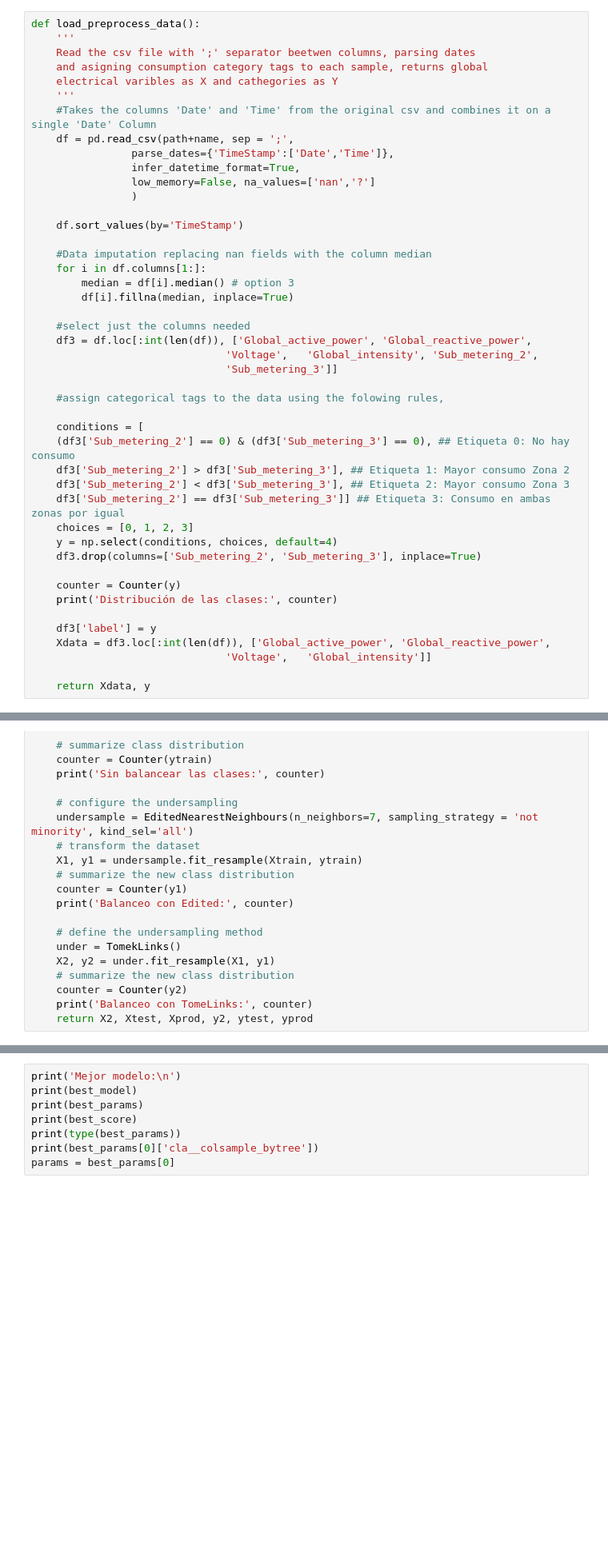
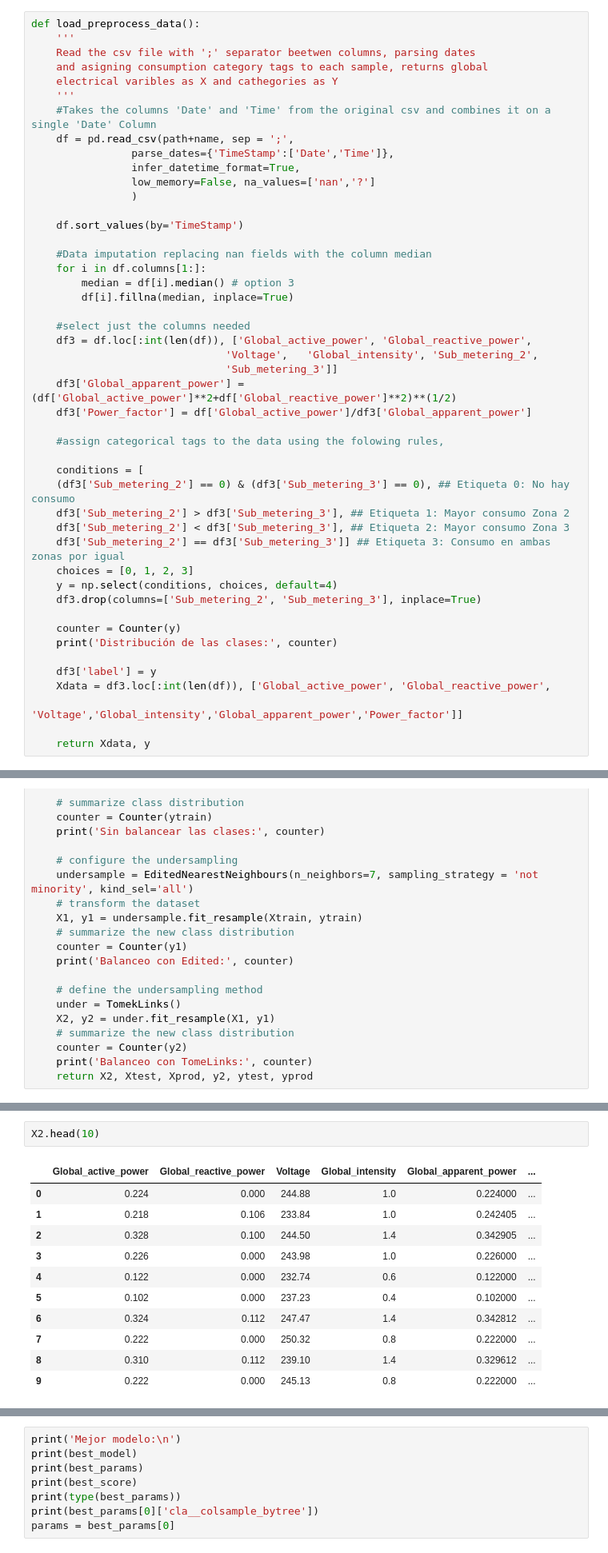
Before and after one commit to Liban87/Articulo_NILM, a Jupyter notebook: train_XGB.ipynb, the cells around one changed output, grey strips where cells are left out. Shown at 80% size. Cells and saved outputs as stored; diff of their text form; blank space fills up the shorter version.

Commit message:
Nuevas características potencia aparente y factor de potencia

```diff
--- a/train_XGB.ipynb
+++ b/train_XGB.ipynb
@@ -79,6 +79,8 @@ def load_preprocess_data():
     df3 = df.loc[:int(len(df)), ['Global_active_power', 'Global_reactive_power',
                                'Voltage',	'Global_intensity',	'Sub_metering_2',
                                'Sub_metering_3']]
+    df3['Global_apparent_power'] = (df['Global_active_power']**2+df['Global_reactive_power']**2)**(1/2)
+    df3['Power_factor'] = df['Global_active_power']/df3['Global_apparent_power']
 
     #assign categorical tags to the data using the folowing rules,
 
@@ -96,7 +98,7 @@ def load_preprocess_data():
 
     df3['label'] = y
     Xdata = df3.loc[:int(len(df)), ['Global_active_power', 'Global_reactive_power',
-                               'Voltage',	'Global_intensity']]
+                               'Voltage','Global_intensity','Global_apparent_power','Power_factor']]
 
     return Xdata, y
 # %% [markdown]
@@ -148,3 +150,17 @@ Balanceo con TomeLinks: Counter({2: 211115, 3: 69594, 0: 60129, 1: 2866})
+# %%
+X2.head(10)
+# %% [output]
+|  | Global_active_power | Global_reactive_power | Voltage | Global_intensity | Global_apparent_power | ... |
+| 0 | 0.224 | 0.000 | 244.88 | 1.0 | 0.224000 | ... |
+| 1 | 0.218 | 0.106 | 233.84 | 1.0 | 0.242405 | ... |
+| 2 | 0.328 | 0.100 | 244.50 | 1.4 | 0.342905 | ... |
+| 3 | 0.226 | 0.000 | 243.98 | 1.0 | 0.226000 | ... |
+| 4 | 0.122 | 0.000 | 232.74 | 0.6 | 0.122000 | ... |
+| 5 | 0.102 | 0.000 | 237.23 | 0.4 | 0.102000 | ... |
+| 6 | 0.324 | 0.112 | 247.47 | 1.4 | 0.342812 | ... |
+| 7 | 0.222 | 0.000 | 250.32 | 0.8 | 0.222000 | ... |
+| 8 | 0.310 | 0.112 | 239.10 | 1.4 | 0.329612 | ... |
+| 9 | 0.222 | 0.000 | 245.13 | 0.8 | 0.222000 | ... |
 # %%
 from sklearn.utils import class_weight
 
```
Also changed, not shown: parts of 1 cell of this notebook, 1 other file.
